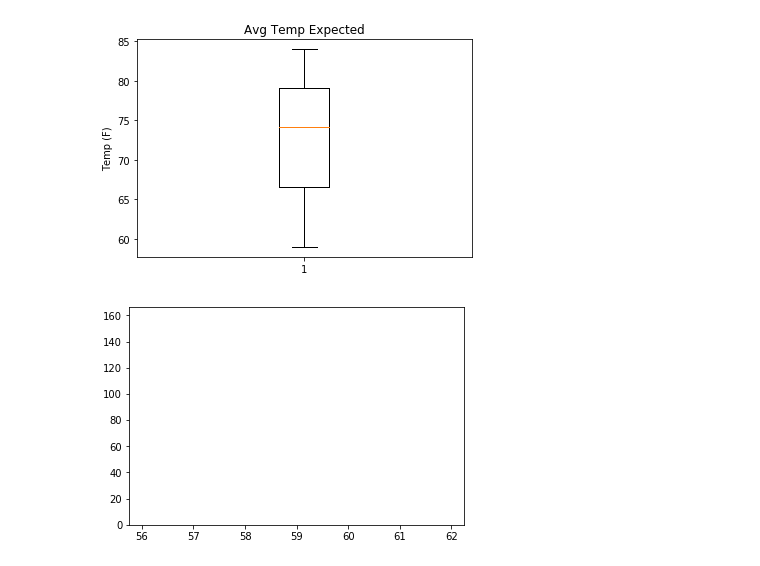
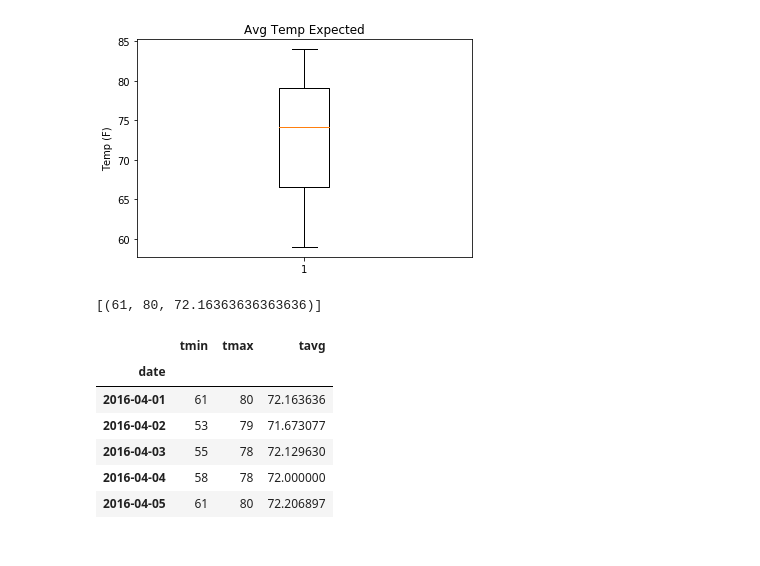
Before and after one commit to FJGalliano/Hawaii_Weather_Observations, a Jupyter notebook: climate_analysis.ipynb, the cells around one changed output. Cells and saved outputs as stored; diff of their text form; code cells hidden in the pictures.

```diff
--- a/climate_analysis.ipynb
+++ b/climate_analysis.ipynb
@@ -159,9 +159,9 @@ plt.ylabel('Temp (F)')
 plt.show()
 # %% [output]
 [figure]
-# %%
-
-plt.stackplot(tmin, tmax, tavg)
-plt.show()
-# %% [output]
-[figure, removed]
+# %%
+def avg_temps(date): #creating a definition that will queary specify dates (looping) through all of the dates in the dataframe.
+    return session.query(func.min(Measure.tobs),func.max(Measure.tobs),func.avg(Measure.tobs)).\
+        filter(func.strftime("%m-%d",Measure.date) == date).all()
+# %% [output]
+[(61, 80, 72.16363636363636)]
@@ -167,0 +176,14 @@ plt.show()
+# %%
+# Creating a DataFrame of variable - vacay_dat
+vacay_dat= pd.DataFrame(vacay_days, columns=['tmin', 'tmax', 'tavg'])
+vacay_dat['date'] = vacay_dates
+vacay_dat.set_index(['date'], inplace=True)
+vacay_dat.head()
+# %% [output]
+|  | tmin | tmax | tavg |
+| date |  |  |  |
+| 2016-04-01 | 61 | 80 | 72.163636 |
+| 2016-04-02 | 53 | 79 | 71.673077 |
+| 2016-04-03 | 55 | 78 | 72.129630 |
+| 2016-04-04 | 58 | 78 | 72.000000 |
+| 2016-04-05 | 61 | 80 | 72.206897 |
```
Also changed, not shown: parts of 3 cells of this notebook.
